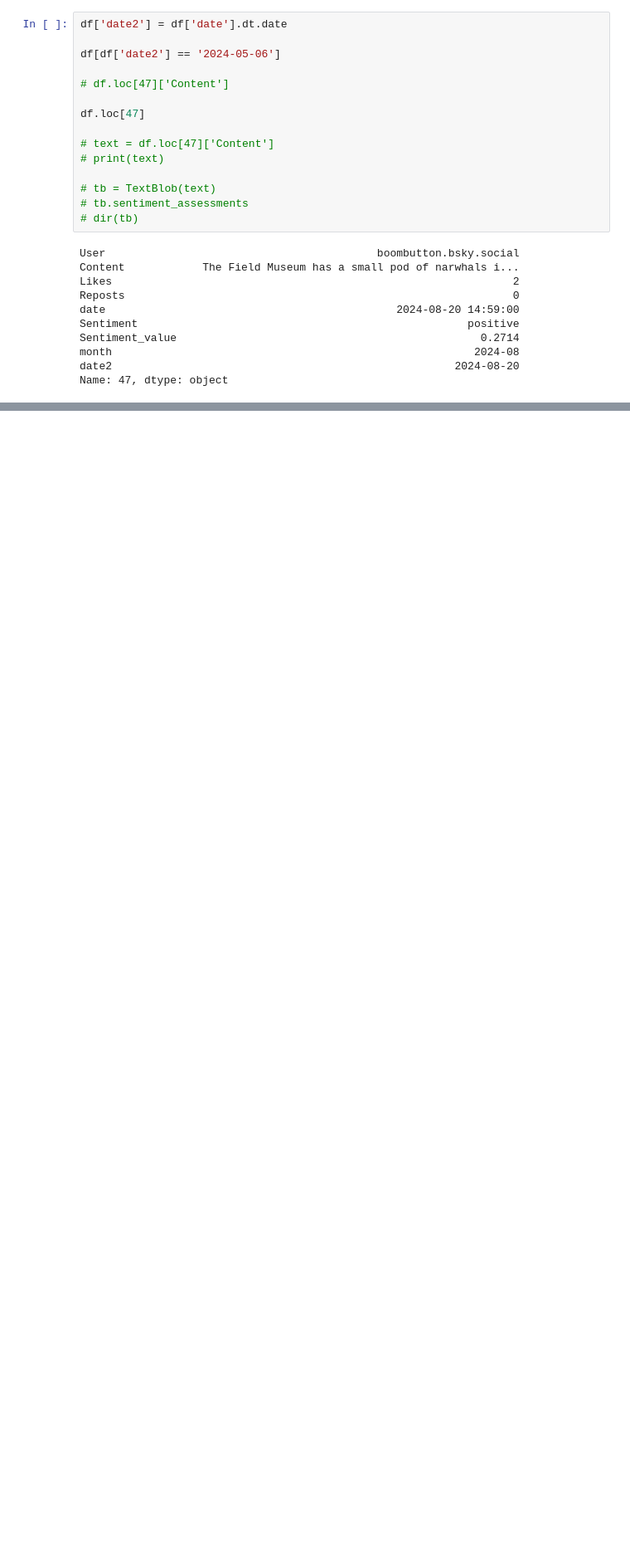
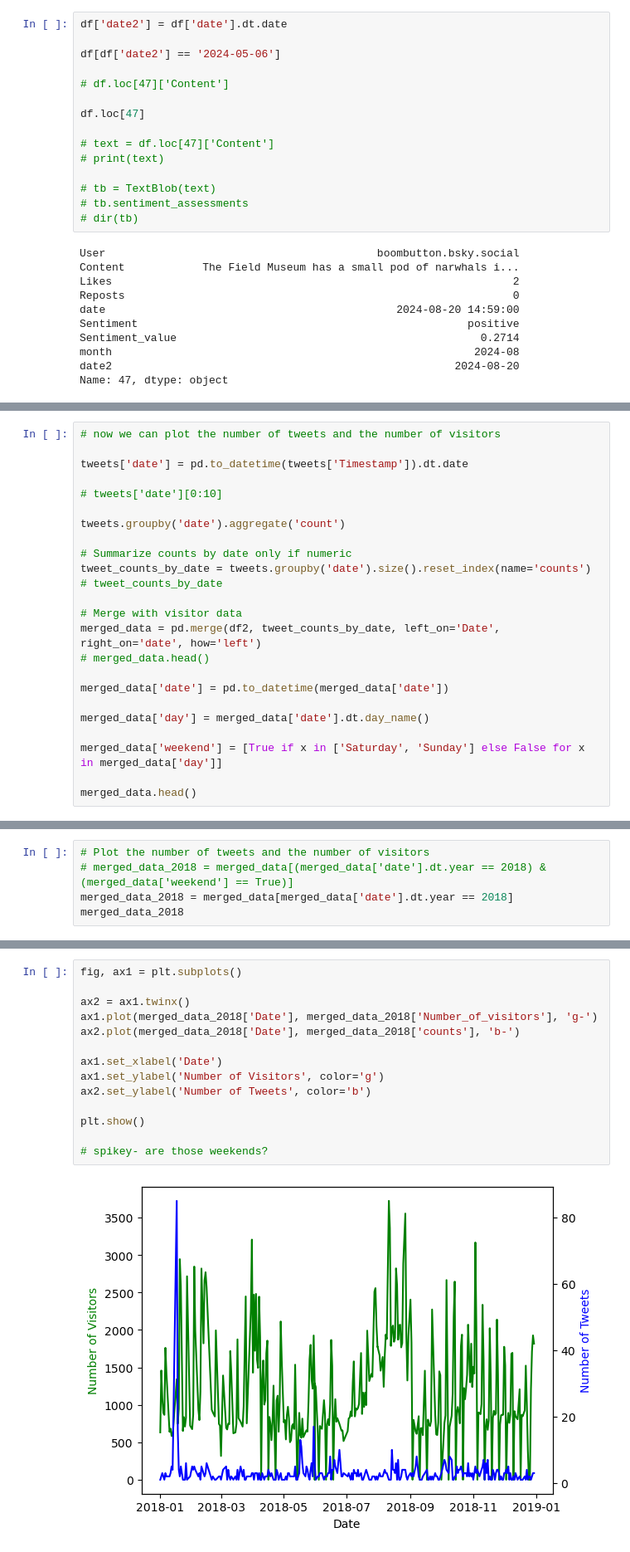
Before and after one commit to celiason/museum-visitor-model, a Jupyter notebook: sentiment.ipynb, the cells around one changed output, grey strips where cells are left out. Shown at 83% size. Drawn from its saved outputs; the diff is of its cells as text; blank space fills up the shorter version.

```diff
--- a/sentiment.ipynb
+++ b/sentiment.ipynb
@@ -349,0 +462,24 @@ Name: 47, dtype: object
+# %%
+# now we can plot the number of tweets and the number of visitors
+
+tweets['date'] = pd.to_datetime(tweets['Timestamp']).dt.date
+
+# tweets['date'][0:10]
+
+tweets.groupby('date').aggregate('count')
+
+# Summarize counts by date only if numeric
+tweet_counts_by_date = tweets.groupby('date').size().reset_index(name='counts')
+# tweet_counts_by_date
+
+# Merge with visitor data
+merged_data = pd.merge(df2, tweet_counts_by_date, left_on='Date', right_on='date', how='left')
+# merged_data.head()
+
+merged_data['date'] = pd.to_datetime(merged_data['date'])
+
+merged_data['day'] = merged_data['date'].dt.day_name()
+
+merged_data['weekend'] = [True if x in ['Saturday', 'Sunday'] else False for x in merged_data['day']]
+
+merged_data.head()
@@ -349,0 +493,5 @@ Name: 47, dtype: object
+# %%
+# Plot the number of tweets and the number of visitors
+# merged_data_2018 = merged_data[(merged_data['date'].dt.year == 2018) & (merged_data['weekend'] == True)]
+merged_data_2018 = merged_data[merged_data['date'].dt.year == 2018]
+merged_data_2018
@@ -349,0 +512,16 @@ Name: 47, dtype: object
+# %%
+fig, ax1 = plt.subplots()
+
+ax2 = ax1.twinx()
+ax1.plot(merged_data_2018['Date'], merged_data_2018['Number_of_visitors'], 'g-')
+ax2.plot(merged_data_2018['Date'], merged_data_2018['counts'], 'b-')
+
+ax1.set_xlabel('Date')
+ax1.set_ylabel('Number of Visitors', color='g')
+ax2.set_ylabel('Number of Tweets', color='b')
+
+plt.show()
+
+# spikey- are those weekends?
+# %% [output]
+[figure, added]
```
Also changed, not shown: parts of 25 cells of this notebook, 21 other files.
